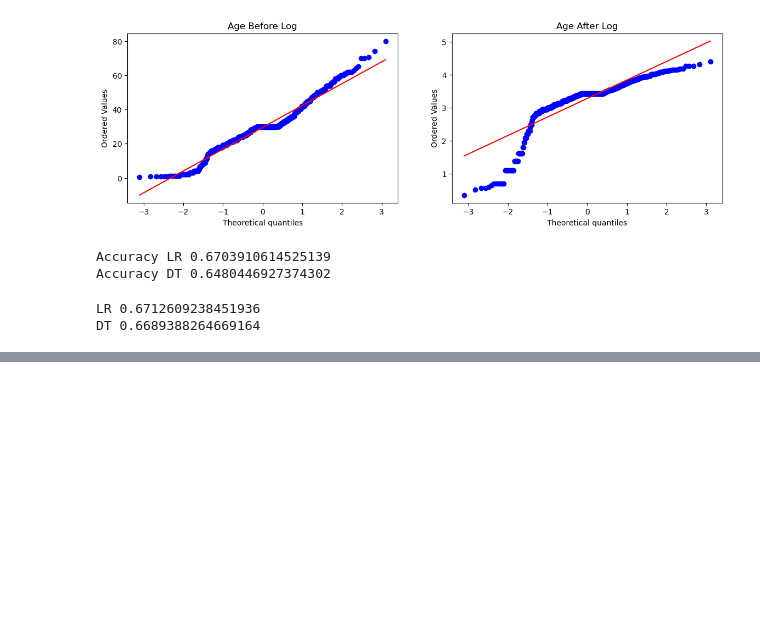
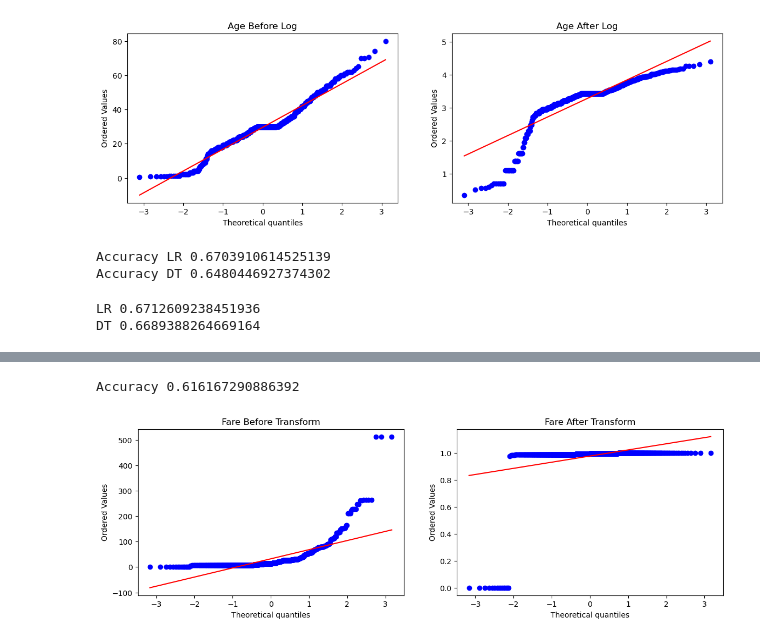
Before and after one commit to sanjogbhalla16/ML-CampusX, a Jupyter notebook: Day30-CampusX.ipynb, the cells around one changed output, grey strips where cells are left out. Saved outputs shown, nothing was run; the diff lists cells and outputs as text; code cells hidden in the pictures; blank space fills up the shorter version.

```diff
--- a/Day30-CampusX.ipynb
+++ b/Day30-CampusX.ipynb
@@ -195,0 +236,5 @@ DT 0.6689388264669164
+# %%
+apply_transform(lambda x: x**1/(x+0.1))
+# %% [output]
+Accuracy 0.616167290886392
+[figure, added]
```
Also changed, not shown: parts of 4 cells of this notebook.
